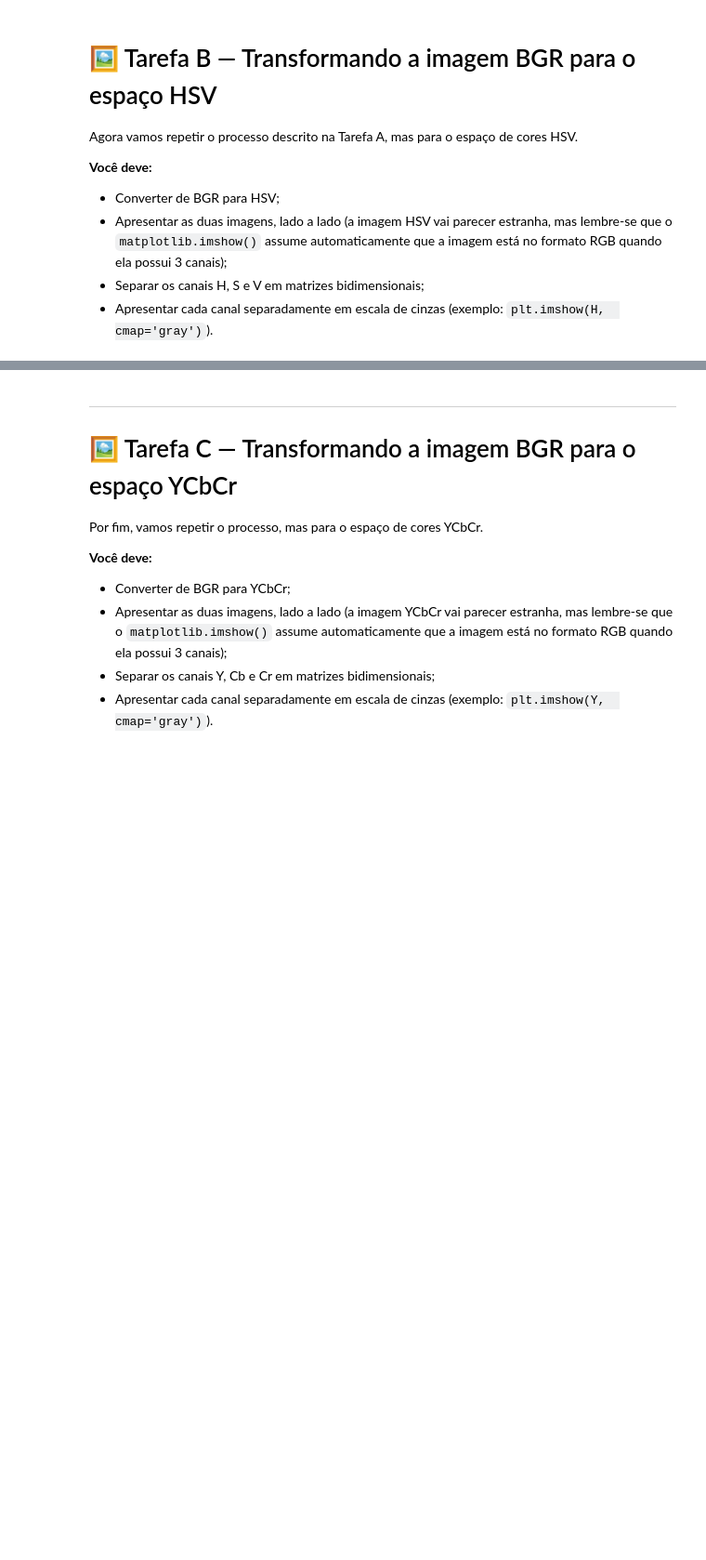
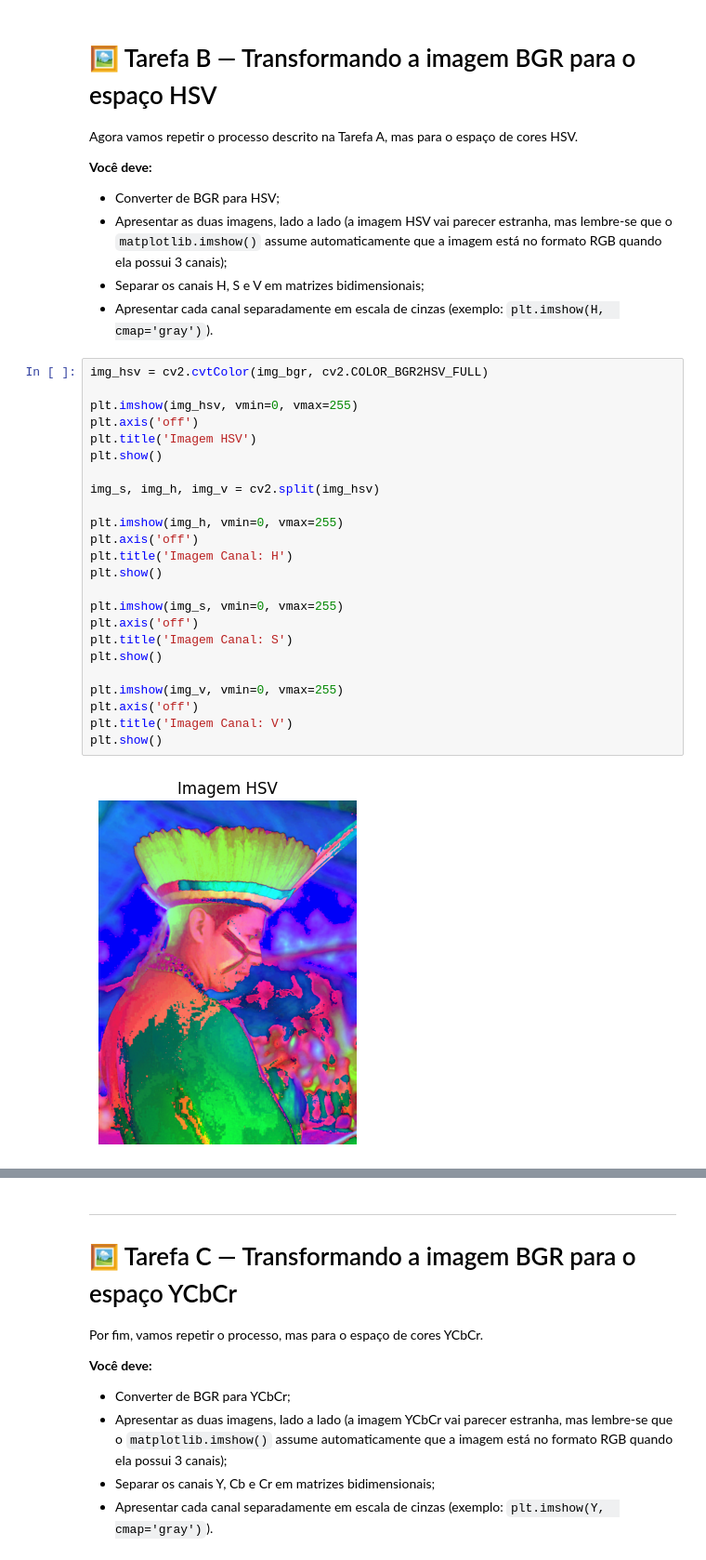
Before and after one commit to ravilon/ufpel-pdi, a Jupyter notebook: LAB7_Imagens_Coloridas.ipynb, the cells around one changed output, grey strips where cells are left out. Shown at 93% size. Saved outputs shown, nothing was run; the diff lists cells and outputs as text; blank space fills up the shorter version.

```diff
--- a/LAB7_Imagens_Coloridas.ipynb
+++ b/LAB7_Imagens_Coloridas.ipynb
@@ -92,3 +123,29 @@ Agora vamos repetir o processo descrito na Tarefa A, mas para o espaço de cores
 - Apresentar as duas imagens, lado a lado (a imagem HSV vai parecer estranha, mas lembre-se que o `matplotlib.imshow()` assume automaticamente que a imagem está no formato RGB quando ela possui 3 canais);
 - Separar os canais H, S e V em matrizes bidimensionais;
 - Apresentar cada canal separadamente em escala de cinzas (exemplo: `plt.imshow(H,  cmap='gray')`).
+# %%
+img_hsv = cv2.cvtColor(img_bgr, cv2.COLOR_BGR2HSV_FULL)
+
+plt.imshow(img_hsv, vmin=0, vmax=255)
+plt.axis('off')
+plt.title('Imagem HSV')
+plt.show()
+
+img_s, img_h, img_v = cv2.split(img_hsv)
+
+plt.imshow(img_h, vmin=0, vmax=255)
+plt.axis('off')
+plt.title('Imagem Canal: H')
+plt.show()
+
+plt.imshow(img_s, vmin=0, vmax=255)
+plt.axis('off')
+plt.title('Imagem Canal: S')
+plt.show()
+
+plt.imshow(img_v, vmin=0, vmax=255)
+plt.axis('off')
+plt.title('Imagem Canal: V')
+plt.show()
+# %% [output]
+[figure, added]
```
Also changed, not shown: parts of 4 cells of this notebook.
